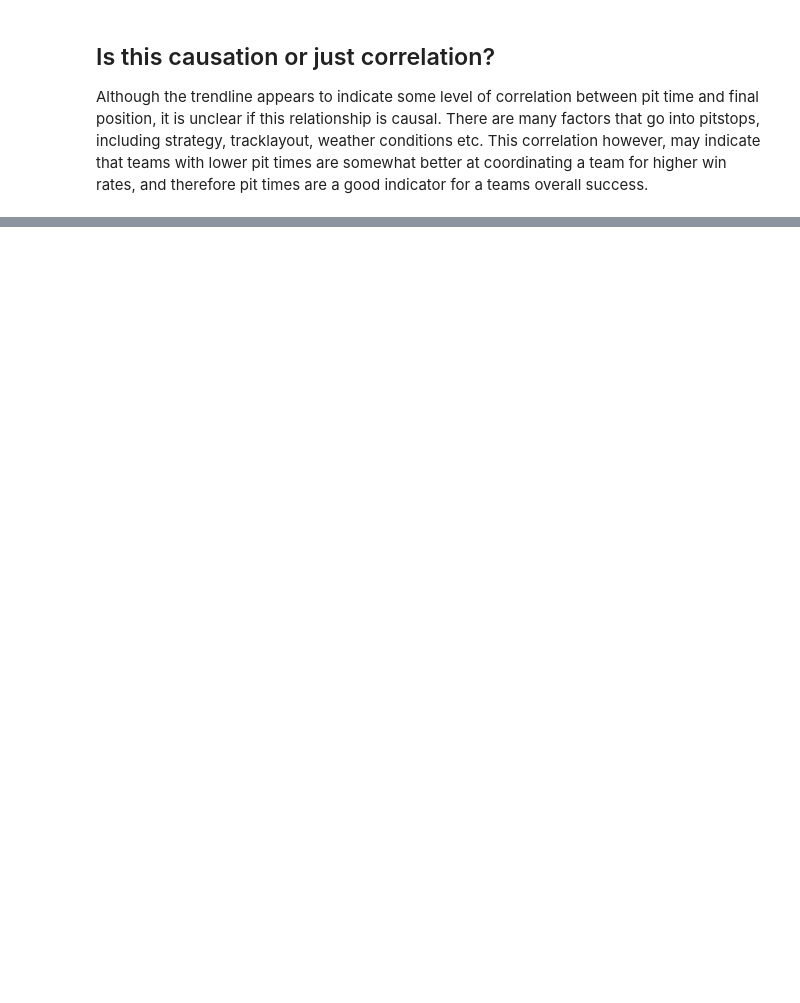
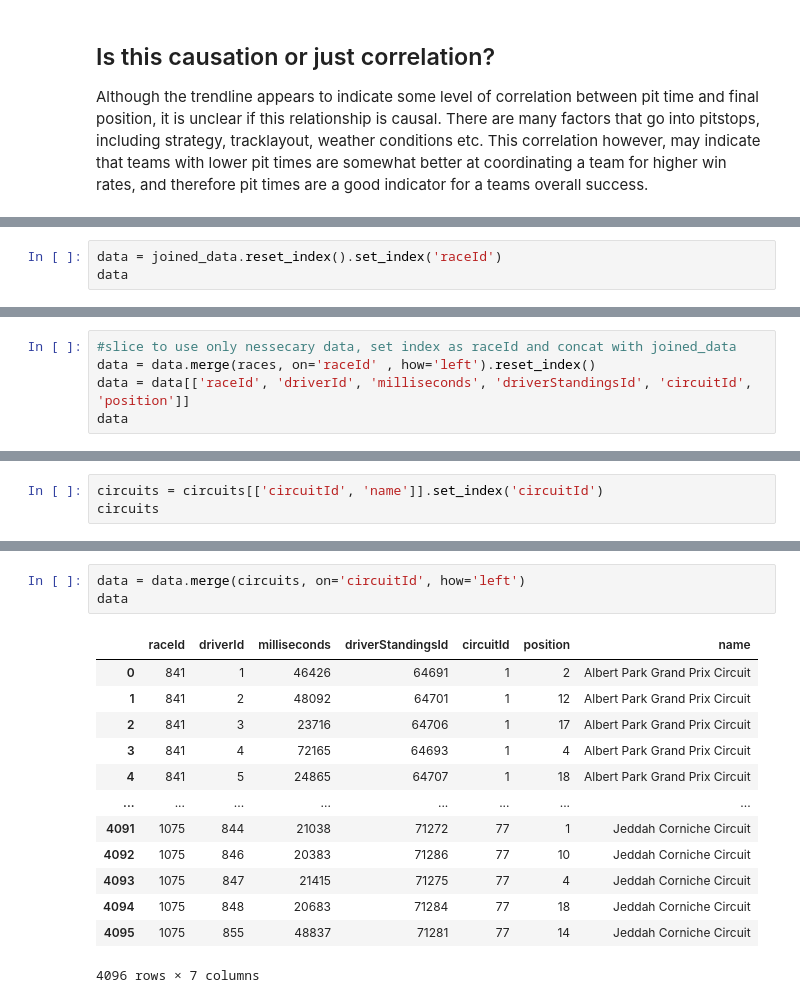
Before and after one commit to Epicosp/Formula-1-dashboard, a Jupyter notebook: pit_time.ipynb, the cells around one changed output, grey strips where cells are left out. Cells and saved outputs as stored; diff of their text form; blank space fills up the shorter version.

```diff
--- a/pit_time.ipynb
+++ b/pit_time.ipynb
@@ -133,0 +163,3 @@ Although the trendline appears to indicate some level of correlation between pit
+# %%
+data = joined_data.reset_index().set_index('raceId')
+data
@@ -133,0 +181,5 @@ Although the trendline appears to indicate some level of correlation between pit
+# %%
+#slice to use only nessecary data, set index as raceId and concat with joined_data
+data = data.merge(races, on='raceId' , how='left').reset_index()
+data = data[['raceId', 'driverId', 'milliseconds', 'driverStandingsId', 'circuitId', 'position']]
+data
@@ -133,0 +200,3 @@ Although the trendline appears to indicate some level of correlation between pit
+# %%
+circuits = circuits[['circuitId', 'name']].set_index('circuitId')
+circuits
@@ -133,0 +218,17 @@ Although the trendline appears to indicate some level of correlation between pit
+# %%
+data = data.merge(circuits, on='circuitId', how='left')
+data
+# %% [output]
+|  | raceId | driverId | milliseconds | driverStandingsId | circuitId | position | name |
+| 0 | 841 | 1 | 46426 | 64691 | 1 | 2 | Albert Park Grand Prix Circuit |
+| 1 | 841 | 2 | 48092 | 64701 | 1 | 12 | Albert Park Grand Prix Circuit |
+| 2 | 841 | 3 | 23716 | 64706 | 1 | 17 | Albert Park Grand Prix Circuit |
+| 3 | 841 | 4 | 72165 | 64693 | 1 | 4 | Albert Park Grand Prix Circuit |
+| 4 | 841 | 5 | 24865 | 64707 | 1 | 18 | Albert Park Grand Prix Circuit |
+| ... | ... | ... | ... | ... | ... | ... | ... |
+| 4091 | 1075 | 844 | 21038 | 71272 | 77 | 1 | Jeddah Corniche Circuit |
+| 4092 | 1075 | 846 | 20383 | 71286 | 77 | 10 | Jeddah Corniche Circuit |
+| 4093 | 1075 | 847 | 21415 | 71275 | 77 | 4 | Jeddah Corniche Circuit |
+| 4094 | 1075 | 848 | 20683 | 71284 | 77 | 18 | Jeddah Corniche Circuit |
+| 4095 | 1075 | 855 | 48837 | 71281 | 77 | 14 | Jeddah Corniche Circuit |
+4096 rows × 7 columns
```
Also changed, not shown: parts of 12 cells of this notebook.
